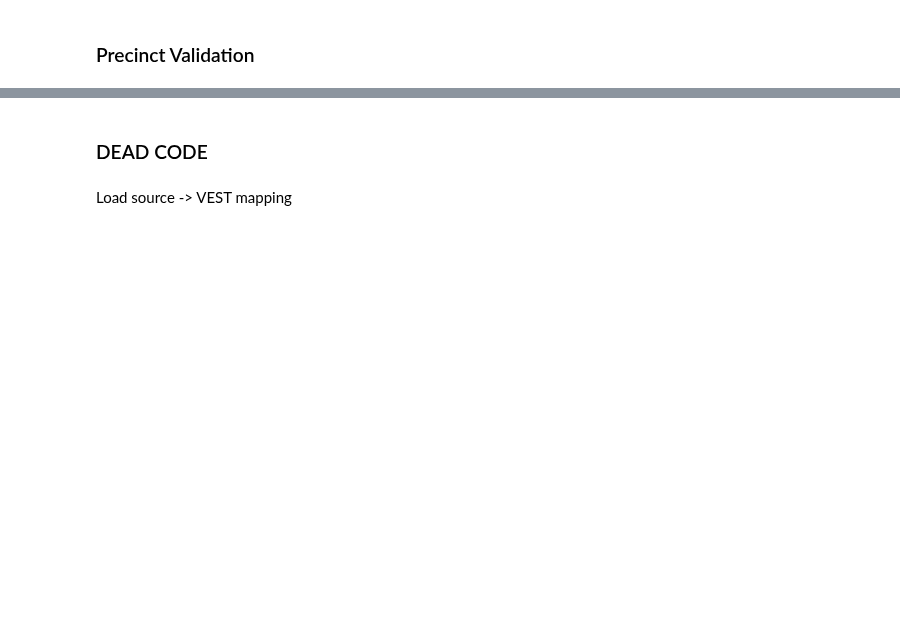
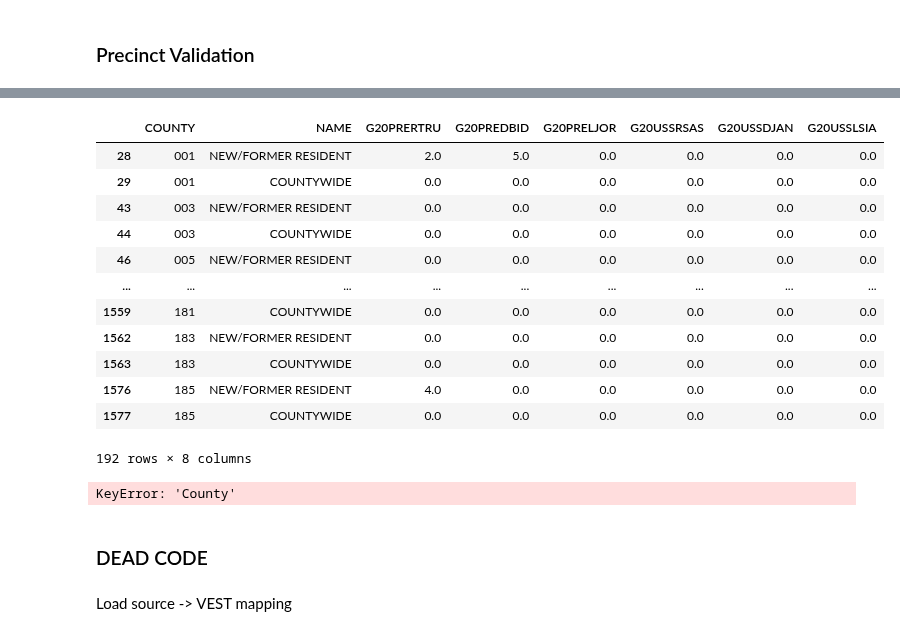
Before and after one commit to nonpartisan-redistricting-datahub/pdv-ne, a Jupyter notebook: vest-ne-2020/vest-ne-2020-validation.ipynb, the cells around one changed output, grey strips where cells are left out. Cells and saved outputs as stored; diff of their text form; code cells hidden in the pictures; blank space fills up the shorter version.

```diff
--- a/vest-ne-2020/vest-ne-2020-validation.ipynb
+++ b/vest-ne-2020/vest-ne-2020-validation.ipynb
@@ -636,3 +808,23 @@ final_merge_df.loc[final_merge_df['unique_ID'].str.startswith('051')]
+# %%
+to_reallocate_df
+# %% [output]
+|  | COUNTY | NAME | G20PRERTRU | G20PREDBID | G20PRELJOR | G20USSRSAS | G20USSDJAN | G20USSLSIA |
+| 28 | 001 | NEW/FORMER RESIDENT | 2.0 | 5.0 | 0.0 | 0.0 | 0.0 | 0.0 |
+| 29 | 001 | COUNTYWIDE | 0.0 | 0.0 | 0.0 | 0.0 | 0.0 | 0.0 |
+| 43 | 003 | NEW/FORMER RESIDENT | 0.0 | 0.0 | 0.0 | 0.0 | 0.0 | 0.0 |
+| 44 | 003 | COUNTYWIDE | 0.0 | 0.0 | 0.0 | 0.0 | 0.0 | 0.0 |
+| 46 | 005 | NEW/FORMER RESIDENT | 0.0 | 0.0 | 0.0 | 0.0 | 0.0 | 0.0 |
+| ... | ... | ... | ... | ... | ... | ... | ... | ... |
+| 1559 | 181 | COUNTYWIDE | 0.0 | 0.0 | 0.0 | 0.0 | 0.0 | 0.0 |
+| 1562 | 183 | NEW/FORMER RESIDENT | 0.0 | 0.0 | 0.0 | 0.0 | 0.0 | 0.0 |
+| 1563 | 183 | COUNTYWIDE | 0.0 | 0.0 | 0.0 | 0.0 | 0.0 | 0.0 |
+| 1576 | 185 | NEW/FORMER RESIDENT | 4.0 | 0.0 | 0.0 | 0.0 | 0.0 | 0.0 |
+| 1577 | 185 | COUNTYWIDE | 0.0 | 0.0 | 0.0 | 0.0 | 0.0 | 0.0 |
+192 rows × 8 columns
+# %%
+to_reallocate_df.groupby('County')
+# %% [output]
+KeyError: 'County'
 # %% [markdown]
 ### DEAD CODE
 # %%
```
Also changed, not shown: parts of 30 cells of this notebook.
